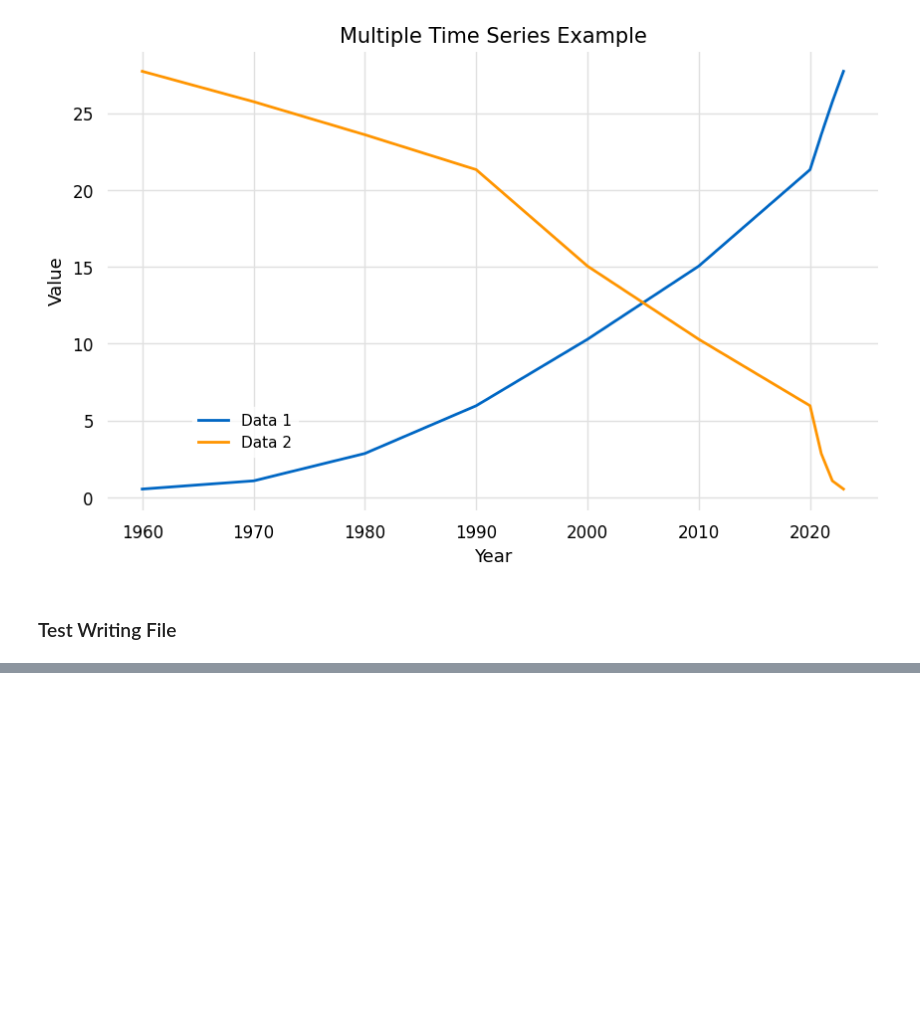
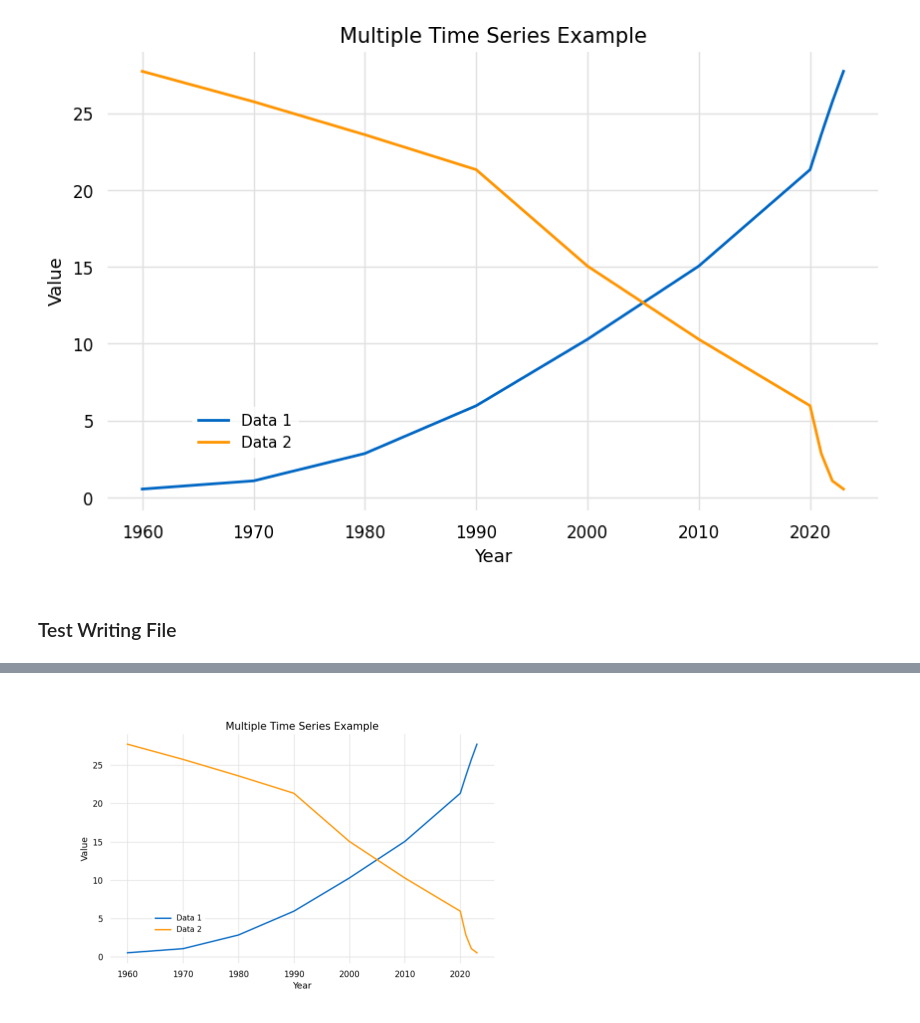
Before and after one commit to glyfish/yada, a Jupyter notebook: notebooks/plots/time_series_graph.ipynb, the cells around one changed output, grey strips where cells are left out. Saved outputs shown, nothing was run; the diff lists cells and outputs as text; code cells hidden in the pictures; blank space fills up the shorter version.

```diff
--- a/notebooks/plots/time_series_graph.ipynb
+++ b/notebooks/plots/time_series_graph.ipynb
@@ -82,0 +99,7 @@ file_name
+# %%
+img = image.imread(file_name)
+pyplot.imshow(img)
+pyplot.axis("off")
+pyplot.show()
+# %% [output]
+[figure, added]
```
Also changed, not shown: parts of 9 cells of this notebook, 1 other file.
